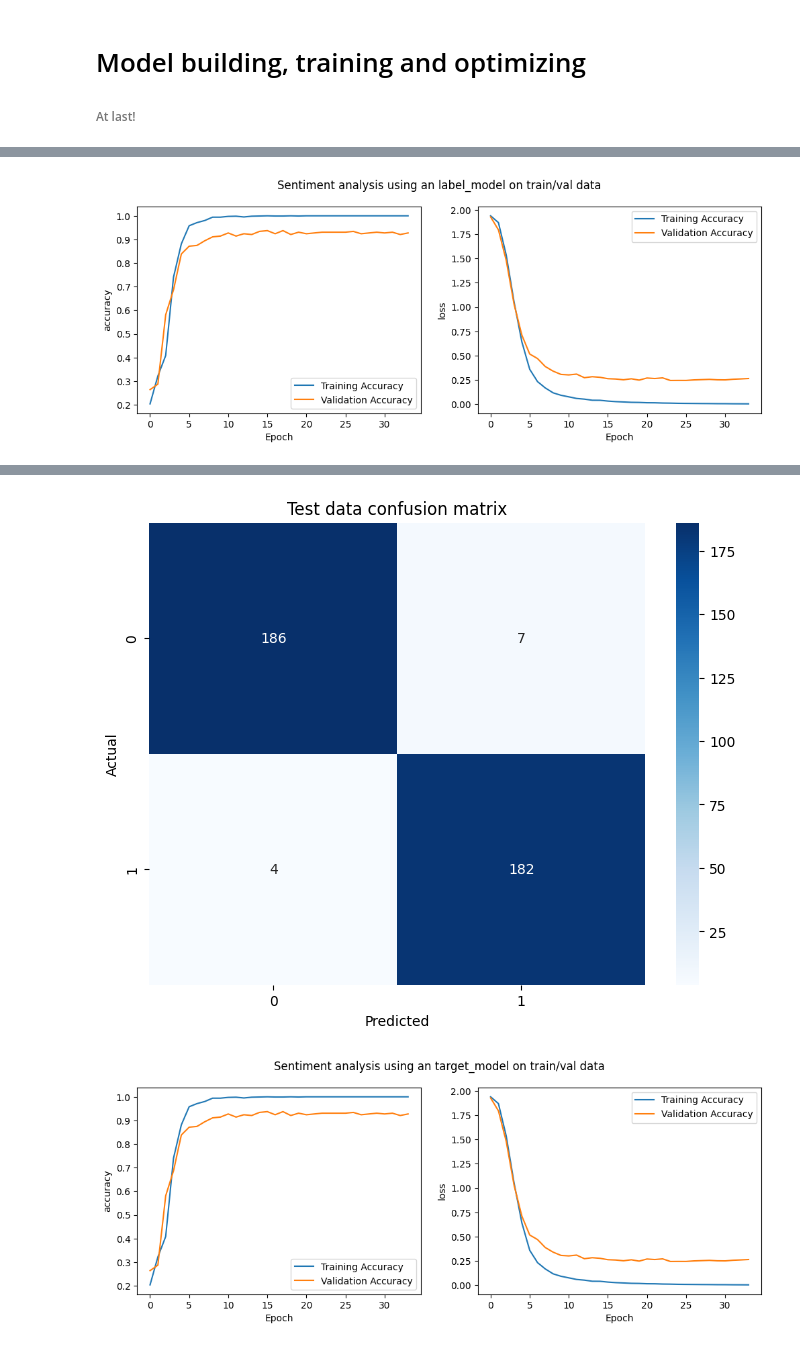
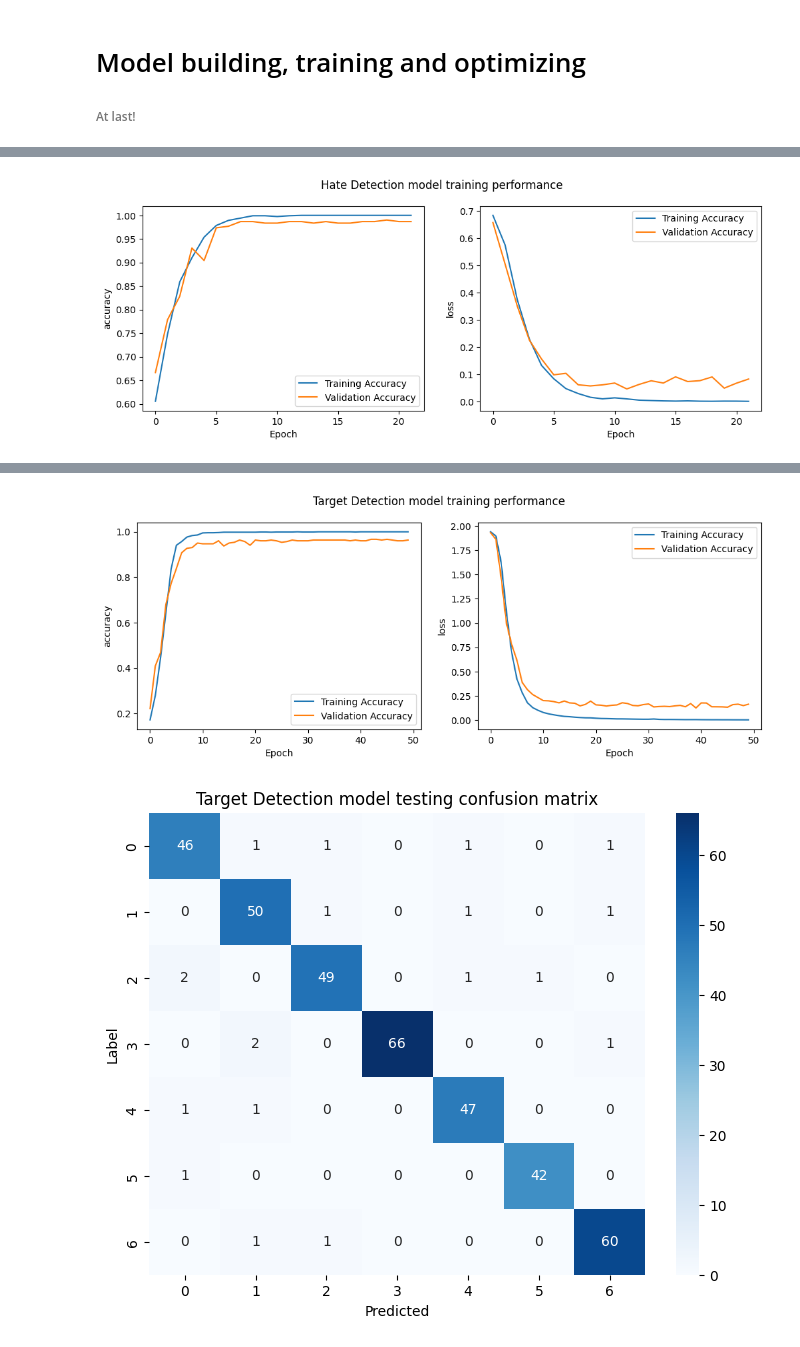
Before and after one commit to Kevy69/deep-machine-learning, a Jupyter notebook: Project/Hate Speech Detection.ipynb, the cells around one changed output, grey strips where cells are left out. Drawn from its saved outputs; the diff is of its cells as text; code cells hidden in the pictures.

```diff
--- a/Project/Hate Speech Detection.ipynb
+++ b/Project/Hate Speech Detection.ipynb
@@ -306,17 +300,19 @@ test_targets shape: (379, 7)
 # Model building, training and optimizing
 ###### At last!
 # %%
+# All models and histories will be stored here
 models = {}
 
-zippy = zip(
-    ['label_model', 'target_model'],
+# Easiest and most human readable way of doing it while training two models with different parameters
+# without having to use a bunch of ugly if-statements and duplicate code. Trust me, i tried the other methods.
+model_parameters = zip(
+    ['Hate Detection', 'Target Detection'],
     [train_labels, train_targets],
     ['sigmoid', 'softmax'],
-    ['binary_crossentropy', 'categorical_crossentropy'],
-    [1, 7]
+    ['binary_crossentropy', 'categorical_crossentropy']
 )
 
-for model_name, labels, activation_function, loss_function, output_neurons in zippy:
+for model_name, labels, output_activation_function, loss_function in model_parameters:
     model = Sequential([
         Embedding(
             input_dim=max_words_to_use,
@@ -325,19 +321,16 @@ for model_name, labels, activation_function, loss_function, output_neurons in zi
         ),
         LSTM(units=32, activation='tanh'),
 
-        # The number of neurons at the output depend on the number of classes we have
+        # The number of neurons at the output depends on the number of classes.
         # We get the number of classes by taking the shape of the label arrays as they're one-hot encoded
-        Dense(output_neurons, activation=activation_function)
+        Dense(labels.shape[1], activation=output_activation_function)
     ])
 
     model.compile(optimizer='adam', loss=loss_function, metrics=['accuracy'])
 
     # Using a patience and start_from_epoch of 10 as the model is still all over the place before that
     early_stopping = EarlyStopping(monitor='val_loss', patience=10, restore_best_weights=True, start_from_epoch=10)
-
-    # Will update the model objects inside the dictionary
     history = model.fit(train_texts, labels, epochs=100, validation_split=0.2, callbacks=[early_stopping], verbose=1)
-
     models[model_name] = {'model': model, 'history': history}
 # %% [output]
 Epoch 1/100
@@ -360,41 +353,33 @@ Epoch 34/100
 # %%
-for (name, model), eval_labels in zip(models.items(), [test_labels, test_targets]):
-    test_loss, test_accuracy = model['model'].evaluate(test_texts, eval_labels, verbose=0)
+# Self explanatory code
+for (model_name, model), labels in zip(models.items(), [test_labels, test_targets]):
+    test_loss, test_accuracy = model['model'].evaluate(test_texts, labels, verbose=0)
     predictions = model['model'].predict(test_texts, verbose=0)
 
-    if eval_labels.shape[1] == 1:
-        # for binary model
+    if labels.shape[1] == 1: # For binary model
+        # Translate based on if prediction probability is above/below 50%
         predicted_classes = (predictions >= 0.5).astype(int).flatten()
-        actual_classes = eval_labels.flatten()
-    else:
-        # for multi model
+        actual_classes = labels.flatten()
+    else: # For multi-class model
+        # Translate using argmax to convert into number labels
         predicted_classes = np.argmax(predictions, axis=1)
-        actual_classes = np.argmax(eval_labels, axis=1)
-
+        actual_classes = np.argmax(labels, axis=1)
 
     f1 = f1_score(actual_classes, predicted_classes, average='weighted')
-
-    # Create confusion matrix
     cm = confusion_matrix(actual_classes, predicted_classes)
 
     plt.figure(figsize=(12, 4))
 
     for subplot, metric in enumerate(['accuracy', 'loss'], 1):
         plt.subplot(1, 2, subplot)
-        plt.plot(history.history[metric], label='Training Accuracy')
-        plt.plot(history.history[f'val_{metric}'], label='Validation Accuracy')
+        plt.plot(model['history'].history[metric], label='Training Accuracy')
+        plt.plot(model['history'].history[f'val_{metric}'], label='Validation Accuracy')
         plt.xlabel('Epoch')
         plt.ylabel(metric)
         plt.legend()
 
-    plt.suptitle(f'Sentiment analysis using an {name} on train/val data')
+    plt.suptitle(f'{model_name} model training performance')
     plt.show()
-
-    print(
-        f'Test accuracy: {round(test_accuracy, 2) * 100}%\n'
-        f'Test loss: {round(test_loss, 2)}\n'
-        f'Test F1: {f1}'
-    )
 
     # Plotting the confusion matrix
     plt.figure(figsize=(8, 6))
@@ -407,8 +392,15 @@ for (name, model), eval_labels in zip(models.items(), [test_labels, test_targets
     )
 
     plt.xlabel('Predicted')
-    plt.ylabel('Actual')
-    plt.title('Test data confusion matrix')
+    plt.ylabel('Label')
+    plt.title(f'{model_name} model testing confusion matrix')
     plt.show()
+
+    print(
+        f'{model_name} model testing:\n'
+        f'Accuracy: {round(test_accuracy, 2) * 100}%\n'
+        f'Loss: {round(test_loss, 2)}\n'
+        f'F1: {f1}'
+    )
 # %% [output]
-[figure, old version]
+[figure, new version]
@@ -418,2 +412,2 @@ Test F1: 0.970978678258713
-[figure, old version]
-[figure, old version]
+[figure, new version]
+[figure, new version]
```
Also changed, not shown: parts of 9 cells of this notebook.
